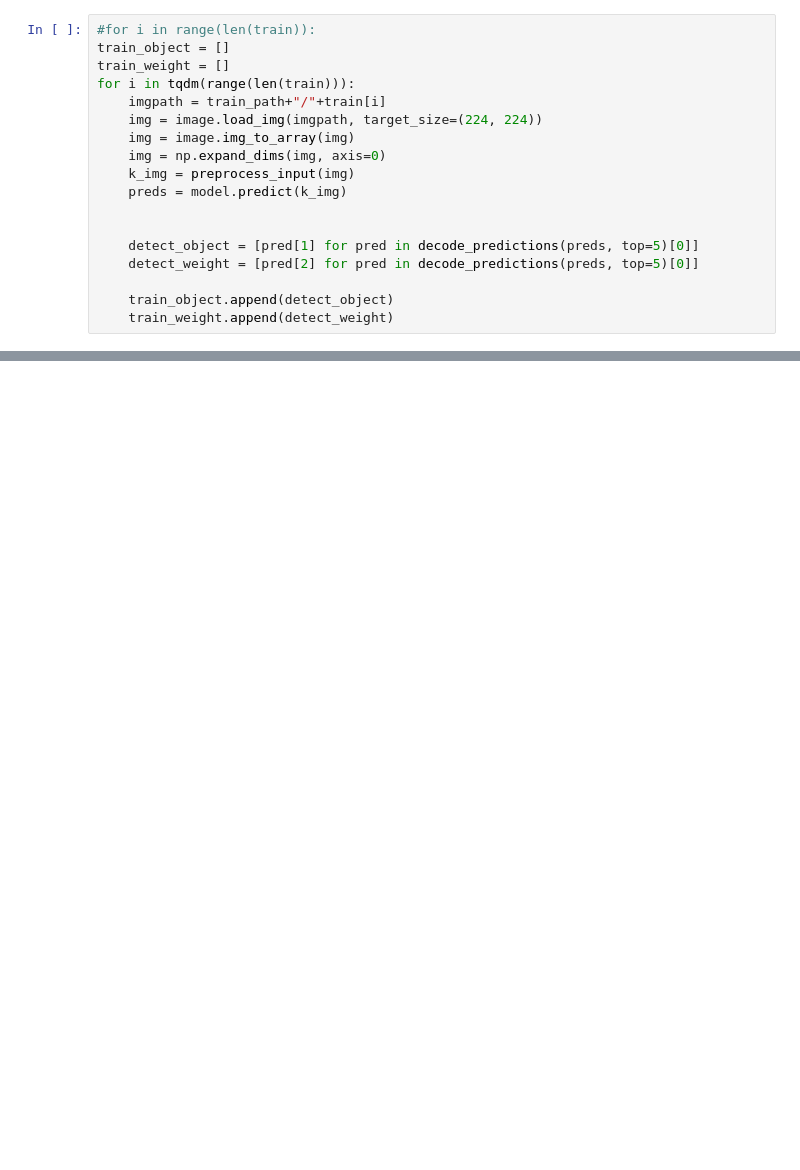
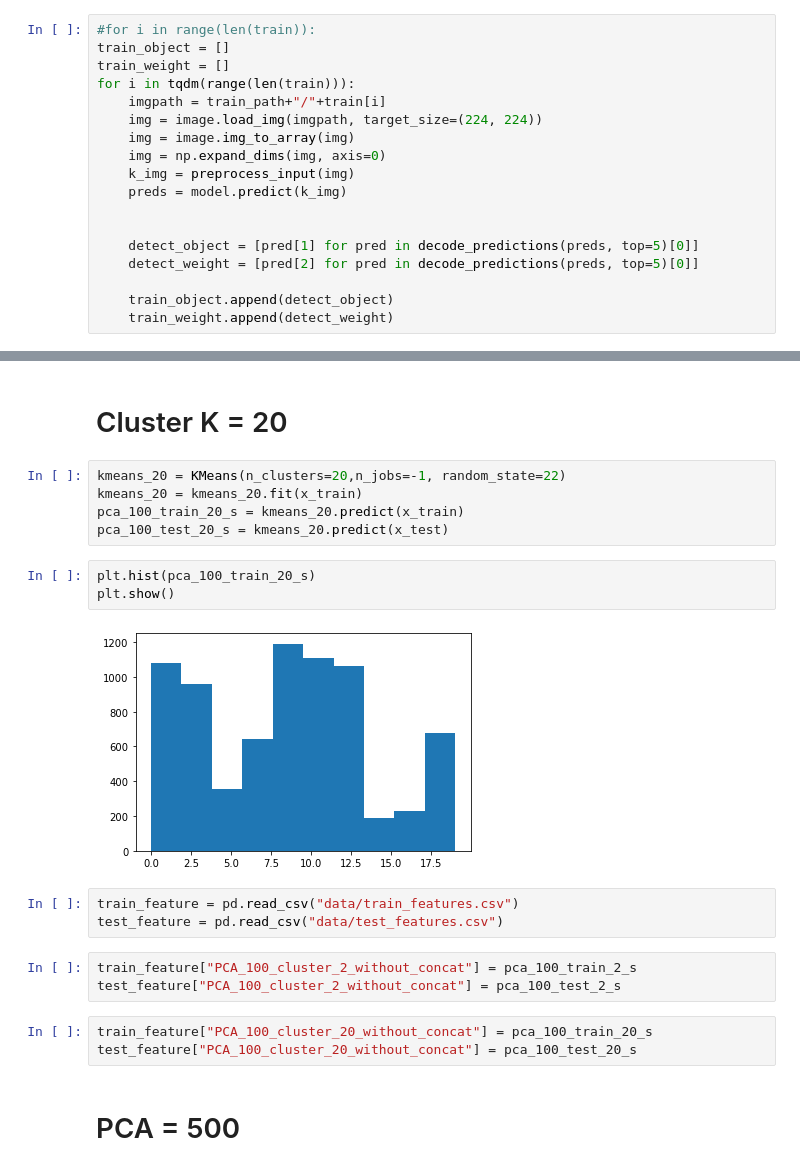
Before and after one commit to echoid/Fine-grained-localisation, a Jupyter notebook: test.ipynb, the cells around one changed output, grey strips where cells are left out. Saved outputs shown, nothing was run; the diff lists cells and outputs as text; blank space fills up the shorter version.

```diff
--- a/test.ipynb
+++ b/test.ipynb
@@ -216,0 +194,23 @@ decode_predictions(preds, top=5)
+# %% [markdown]
+# Cluster K = 20
+# %%
+kmeans_20 = KMeans(n_clusters=20,n_jobs=-1, random_state=22)
+kmeans_20 = kmeans_20.fit(x_train)
+pca_100_train_20_s = kmeans_20.predict(x_train)
+pca_100_test_20_s = kmeans_20.predict(x_test)
+# %%
+plt.hist(pca_100_train_20_s)
+plt.show()
+# %% [output]
+[figure, added]
+# %%
+train_feature = pd.read_csv("data/train_features.csv")
+test_feature = pd.read_csv("data/test_features.csv")
+# %%
+train_feature["PCA_100_cluster_2_without_concat"] = pca_100_train_2_s
+test_feature["PCA_100_cluster_2_without_concat"] = pca_100_test_2_s
+# %%
+train_feature["PCA_100_cluster_20_without_concat"] = pca_100_train_20_s
+test_feature["PCA_100_cluster_20_without_concat"] = pca_100_test_20_s
+# %% [markdown]
+# PCA = 500
```
Also changed, not shown: parts of 86 cells of this notebook, 4 other files.
